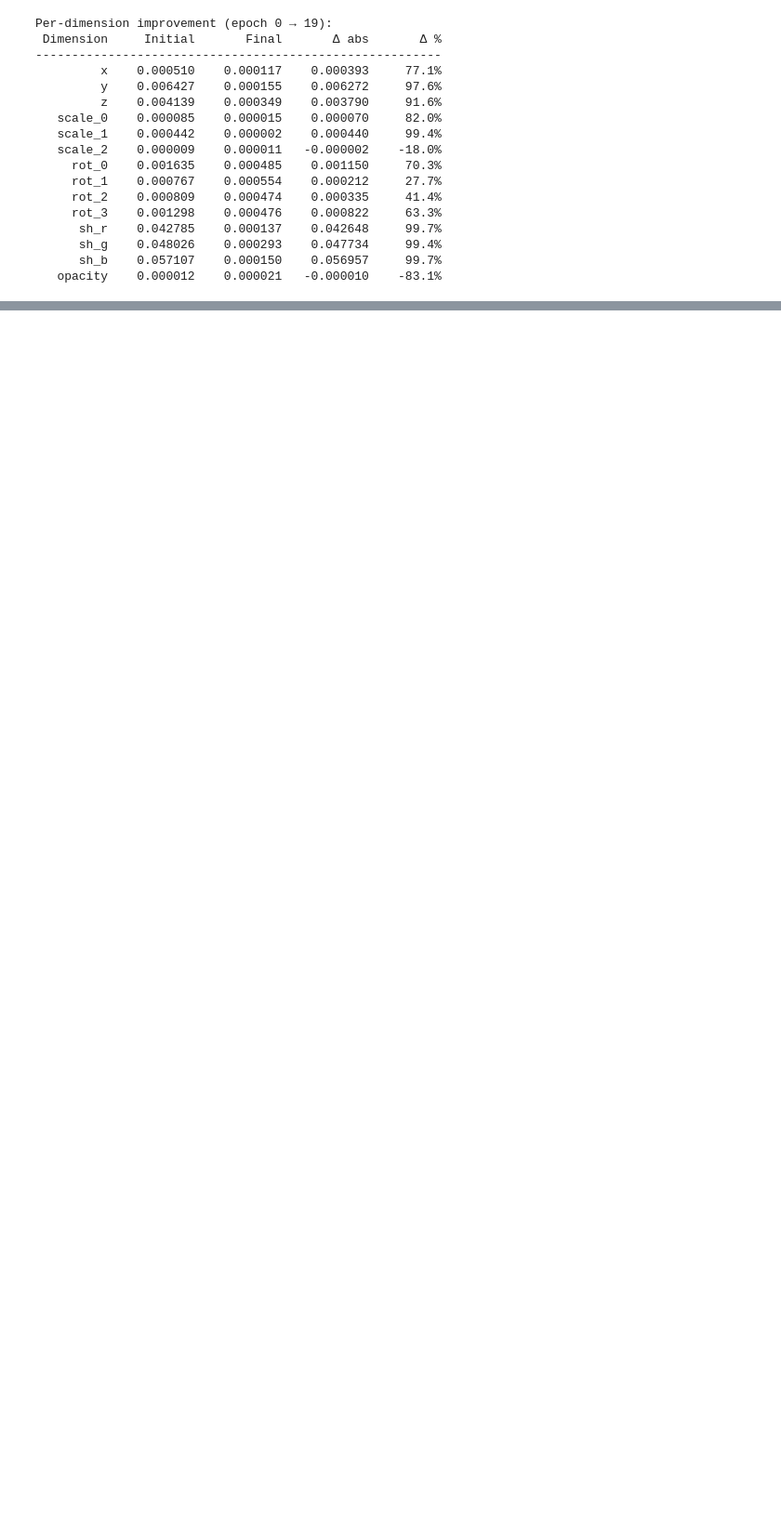
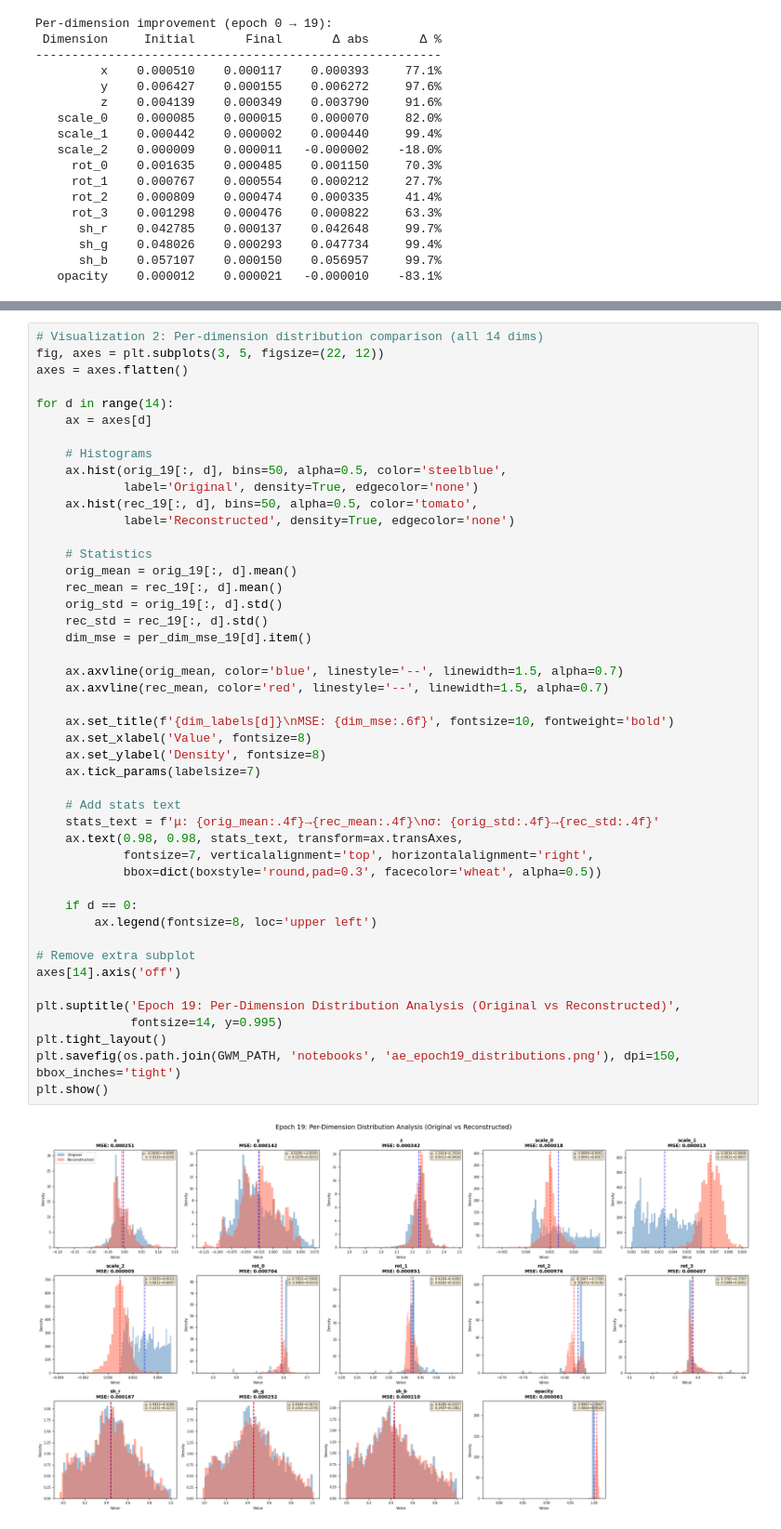
Before and after one commit to frankcholula/gaussianwm, a Jupyter notebook: notebooks/ae_reconstruction.ipynb, the cells around one changed output, grey strips where cells are left out. Shown at 93% size. Drawn from its saved outputs; the diff is of its cells as text; blank space fills up the shorter version.

```diff
--- a/notebooks/ae_reconstruction.ipynb
+++ b/notebooks/ae_reconstruction.ipynb
@@ -582,0 +731,48 @@ MSE Summary:
+# %%
+# Visualization 2: Per-dimension distribution comparison (all 14 dims)
+fig, axes = plt.subplots(3, 5, figsize=(22, 12))
+axes = axes.flatten()
+
+for d in range(14):
+    ax = axes[d]
+
+    # Histograms
+    ax.hist(orig_19[:, d], bins=50, alpha=0.5, color='steelblue',
+            label='Original', density=True, edgecolor='none')
+    ax.hist(rec_19[:, d], bins=50, alpha=0.5, color='tomato',
+            label='Reconstructed', density=True, edgecolor='none')
+
+    # Statistics
+    orig_mean = orig_19[:, d].mean()
+    rec_mean = rec_19[:, d].mean()
+    orig_std = orig_19[:, d].std()
+    rec_std = rec_19[:, d].std()
+    dim_mse = per_dim_mse_19[d].item()
+
+    ax.axvline(orig_mean, color='blue', linestyle='--', linewidth=1.5, alpha=0.7)
+    ax.axvline(rec_mean, color='red', linestyle='--', linewidth=1.5, alpha=0.7)
+
+    ax.set_title(f'{dim_labels[d]}\nMSE: {dim_mse:.6f}', fontsize=10, fontweight='bold')
+    ax.set_xlabel('Value', fontsize=8)
+    ax.set_ylabel('Density', fontsize=8)
+    ax.tick_params(labelsize=7)
+
+    # Add stats text
+    stats_text = f'μ: {orig_mean:.4f}→{rec_mean:.4f}\nσ: {orig_std:.4f}→{rec_std:.4f}'
+    ax.text(0.98, 0.98, stats_text, transform=ax.transAxes,
+            fontsize=7, verticalalignment='top', horizontalalignment='right',
+            bbox=dict(boxstyle='round,pad=0.3', facecolor='wheat', alpha=0.5))
+
+    if d == 0:
+        ax.legend(fontsize=8, loc='upper left')
+
+# Remove extra subplot
+axes[14].axis('off')
+
+plt.suptitle('Epoch 19: Per-Dimension Distribution Analysis (Original vs Reconstructed)',
+             fontsize=14, y=0.995)
+plt.tight_layout()
+plt.savefig(os.path.join(GWM_PATH, 'notebooks', 'ae_epoch19_distributions.png'), dpi=150, bbox_inches='tight')
+plt.show()
+# %% [output]
+[figure, added]
```
Also changed, not shown: parts of 16 cells of this notebook, 12 other files.
